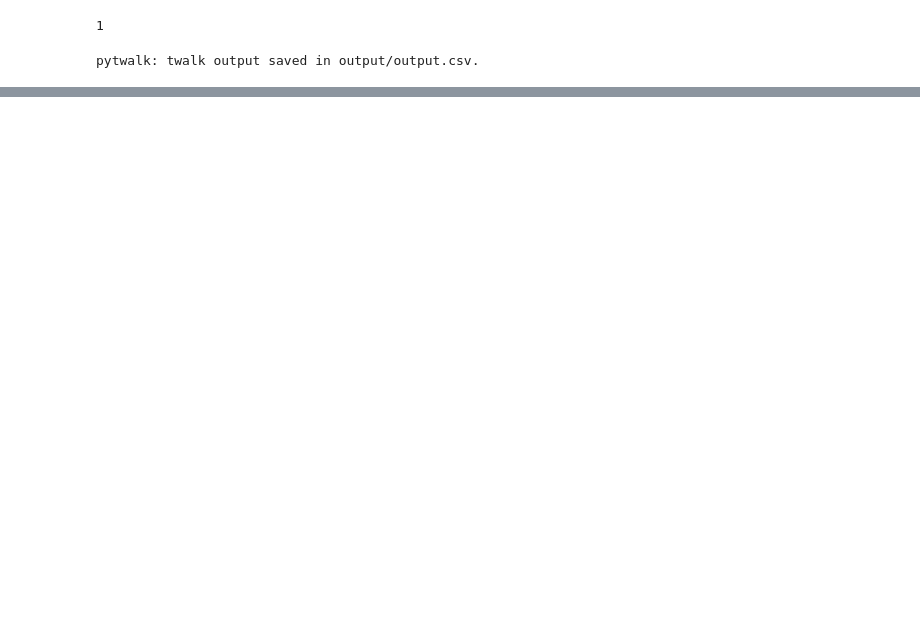
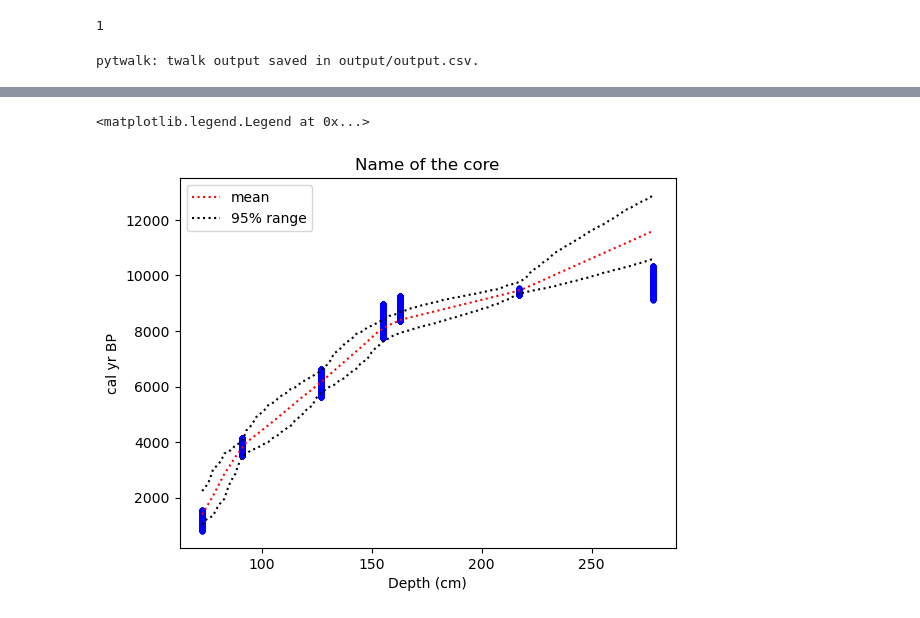
Before and after one commit to Shivraj1906/bacon-notebook, a Jupyter notebook: modelV2.ipynb, the cells around one changed output, grey strips where cells are left out. Cells and saved outputs as stored; diff of their text form; code cells hidden in the pictures; blank space fills up the shorter version.

```diff
--- a/modelV2.ipynb
+++ b/modelV2.ipynb
@@ -210,10 +218,36 @@ plt.show()
 # %%
 test_depths = np.arange(depths.min(), depths.max() + 1, 1)
 results = np.array([np.array([G(theta[i], x[i], d) for i in range(len(theta))]) for d in test_depths])
+# %%
+r = (100 - 95) / 2
+lower_bound = np.percentile(results, r, axis=1)
+upper_bound = np.percentile(results, 100 - r, axis=1)
+
+filtered_results = {}
+
+for i in range(len(test_depths)):
+    filtered_results[i] = results[i][(results[i] >= lower_bound[i]) & (results[i] <= upper_bound[i])]
 # %%
 result_frame = pd.DataFrame(columns=['depth', 'min', 'max', 'median', 'mean'])
 
 for i in range(len(results)):
-    result_frame.loc[i] = [test_depths[i], round(np.min(results[i]), 2), round(np.max(results[i]), 2), round(np.median(results[i]), 2), round(np.mean(results[i]), 2)]
+    result_frame.loc[i] = [test_depths[i], round(np.min(filtered_results[i]), 2), round(np.max(filtered_results[i]), 2), round(np.median(filtered_results[i]), 2), round(np.mean(filtered_results[i]), 2)]
 
 result_frame.to_csv('results.csv')
+# %%
+# plotting
+ax = plt.subplot()
+ax.plot(result_frame['depth'], result_frame['mean'], ':', c='red', label='mean')
+ax.plot(result_frame['depth'], result_frame['min'], ':', c='black', label=f'{confidence_range}% range')
+ax.plot(result_frame['depth'], result_frame['max'], ':', c='black')
+for i, data in dataset.iterrows():
+    calibrated = calibrate(data['age'], data['error'])
+    ax.scatter(data['depth'].repeat(calibrated['ages'].size), calibrated['ages'], marker='o', c='blue', s=10)
+
+ax.set_xlabel('Depth (cm)')
+ax.set_ylabel('cal yr BP')
+ax.set_title('Name of the core')
+ax.legend()
+# %% [output]
+<matplotlib.legend.Legend at 0x...>
+[figure, added]
```
Also changed, not shown: parts of 11 cells of this notebook, 3 other files.
